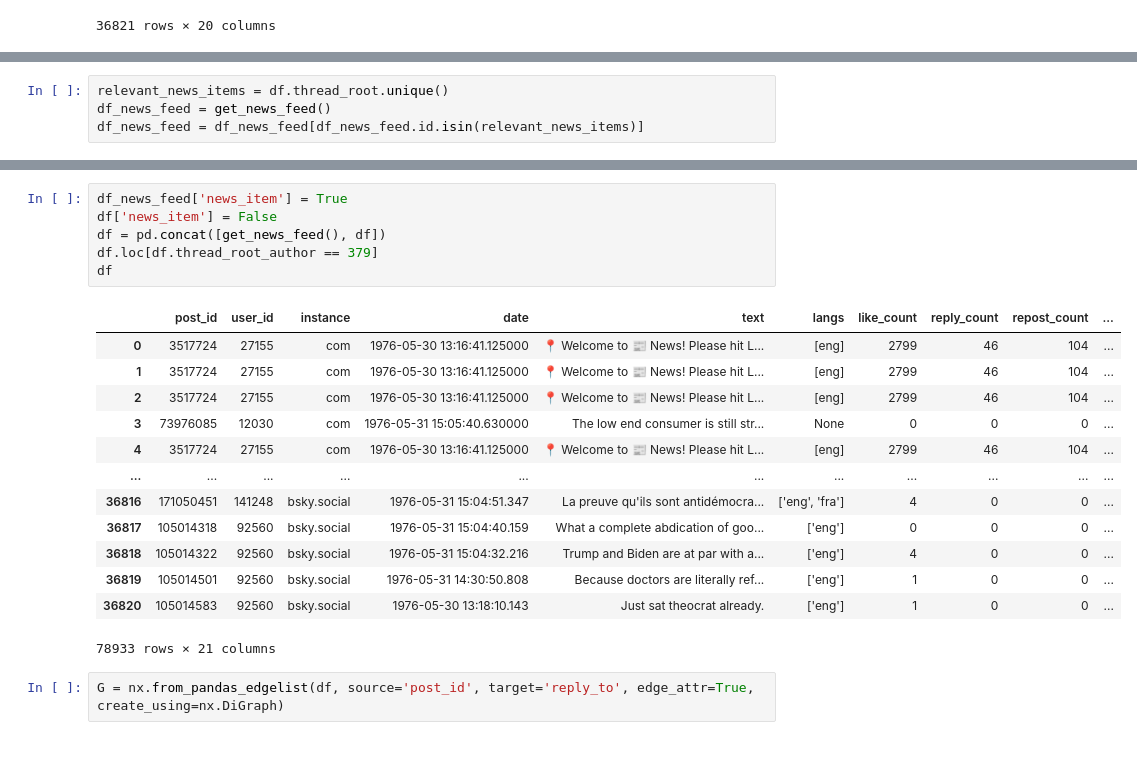
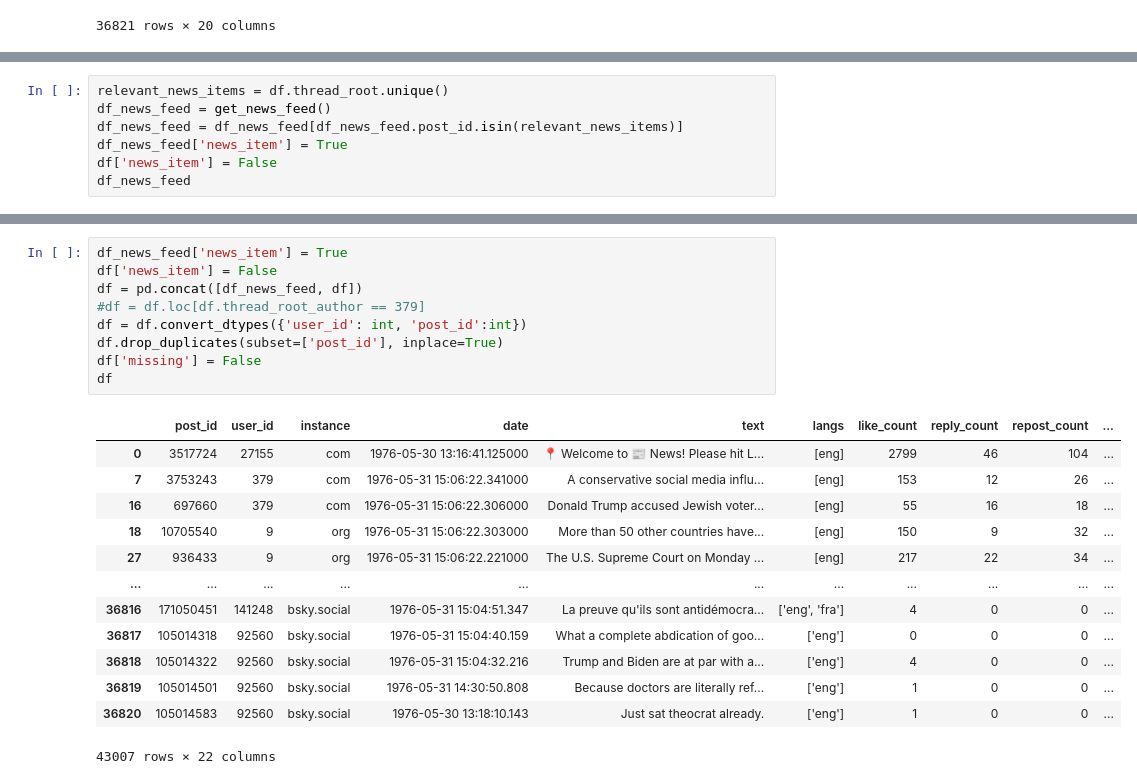
Before and after one commit to mmmbarendse/opensky, a Jupyter notebook: notebooks/13_reconstructing_threads.ipynb, the cells around one changed output, grey strips where cells are left out. Drawn from its saved outputs; the diff is of its cells as text; blank space fills up the shorter version.

```diff
--- a/notebooks/13_reconstructing_threads.ipynb
+++ b/notebooks/13_reconstructing_threads.ipynb
@@ -41,4 +46,7 @@ df
 # %%
 relevant_news_items = df.thread_root.unique()
 df_news_feed = get_news_feed()
-df_news_feed = df_news_feed[df_news_feed.id.isin(relevant_news_items)]
+df_news_feed = df_news_feed[df_news_feed.post_id.isin(relevant_news_items)]
+df_news_feed['news_item'] = True
+df['news_item'] = False
+df_news_feed
@@ -45,22 +67,23 @@ df_news_feed = df_news_feed[df_news_feed.id.isin(relevant_news_items)]
 # %%
 df_news_feed['news_item'] = True
 df['news_item'] = False
-df = pd.concat([get_news_feed(), df])
-df.loc[df.thread_root_author == 379]
+df = pd.concat([df_news_feed, df])
+#df = df.loc[df.thread_root_author == 379]
+df = df.convert_dtypes({'user_id': int, 'post_id':int})
+df.drop_duplicates(subset=['post_id'], inplace=True)
+df['missing'] = False
 df
 # %% [output]
 |  | post_id | user_id | instance | date | text | langs | like_count | reply_count | repost_count | ... |
 | 0 | 3517724 | 27155 | com | 1976-05-30 13:16:41.125000 | 📍 Welcome to 📰 News! Please hit L... | [eng] | 2799 | 46 | 104 | ... |
-| 1 | 3517724 | 27155 | com | 1976-05-30 13:16:41.125000 | 📍 Welcome to 📰 News! Please hit L... | [eng] | 2799 | 46 | 104 | ... |
-| 2 | 3517724 | 27155 | com | 1976-05-30 13:16:41.125000 | 📍 Welcome to 📰 News! Please hit L... | [eng] | 2799 | 46 | 104 | ... |
-| 3 | 73976085 | 12030 | com | 1976-05-31 15:05:40.630000 | The low end consumer is still str... | None | 0 | 0 | 0 | ... |
-| 4 | 3517724 | 27155 | com | 1976-05-30 13:16:41.125000 | 📍 Welcome to 📰 News! Please hit L... | [eng] | 2799 | 46 | 104 | ... |
+| 7 | 3753243 | 379 | com | 1976-05-31 15:06:22.341000 | A conservative social media influ... | [eng] | 153 | 12 | 26 | ... |
+| 16 | 697660 | 379 | com | 1976-05-31 15:06:22.306000 | Donald Trump accused Jewish voter... | [eng] | 55 | 16 | 18 | ... |
+| 18 | 10705540 | 9 | org | 1976-05-31 15:06:22.303000 | More than 50 other countries have... | [eng] | 150 | 9 | 32 | ... |
+| 27 | 936433 | 9 | org | 1976-05-31 15:06:22.221000 | The U.S. Supreme Court on Monday ... | [eng] | 217 | 22 | 34 | ... |
 | ... | ... | ... | ... | ... | ... | ... | ... | ... | ... | ... |
 | 36816 | 171050451 | 141248 | bsky.social | 1976-05-31 15:04:51.347 | La preuve qu'ils sont antidémocra... | ['eng', 'fra'] | 4 | 0 | 0 | ... |
 | 36817 | 105014318 | 92560 | bsky.social | 1976-05-31 15:04:40.159 | What a complete abdication of goo... | ['eng'] | 0 | 0 | 0 | ... |
 | 36818 | 105014322 | 92560 | bsky.social | 1976-05-31 15:04:32.216 | Trump and Biden are at par with a... | ['eng'] | 4 | 0 | 0 | ... |
 | 36819 | 105014501 | 92560 | bsky.social | 1976-05-31 14:30:50.808 | Because doctors are literally ref... | ['eng'] | 1 | 0 | 0 | ... |
 | 36820 | 105014583 | 92560 | bsky.social | 1976-05-30 13:18:10.143 | Just sat theocrat already. | ['eng'] | 1 | 0 | 0 | ... |
-78933 rows × 21 columns
+43007 rows × 22 columns
-# %%
-G = nx.from_pandas_edgelist(df, source='post_id', target='reply_to', edge_attr=True, create_using=nx.DiGraph)
```
Also changed, not shown: parts of 15 cells of this notebook, 12 other files.
